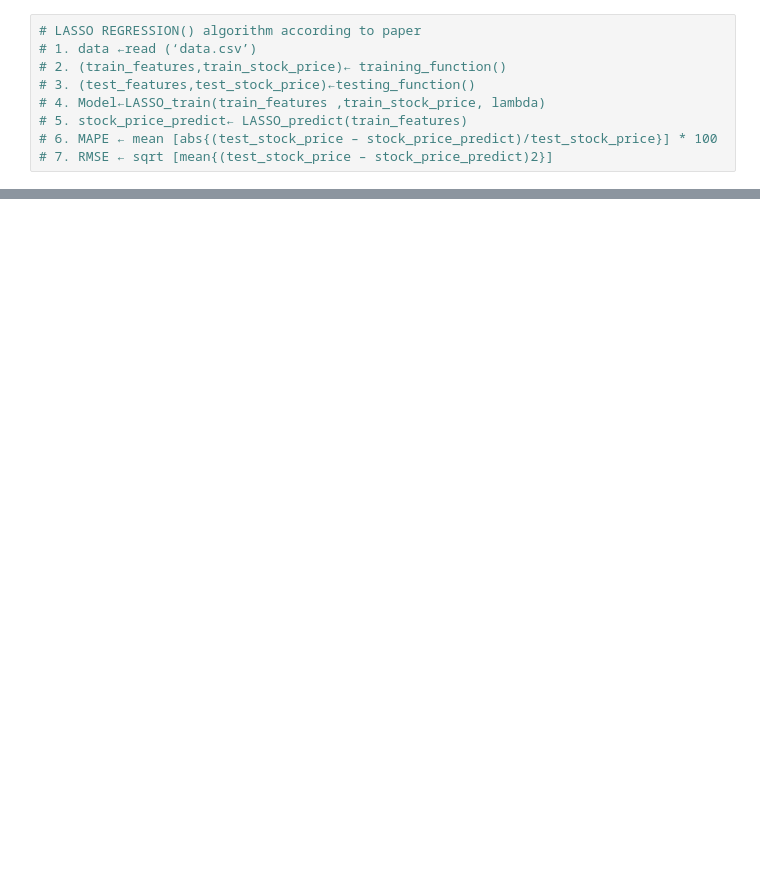
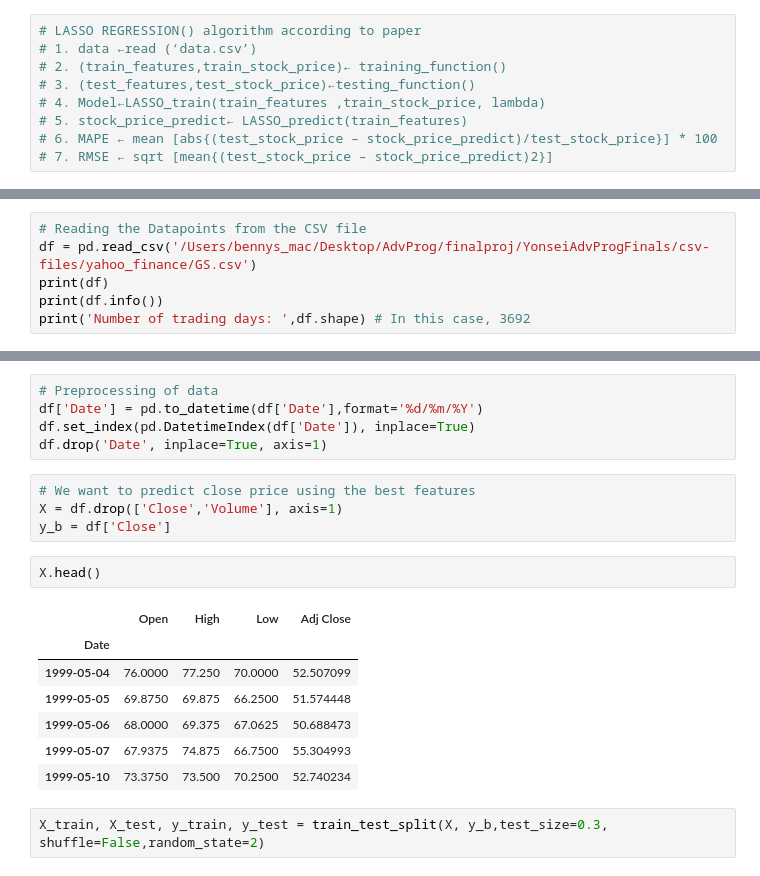
Before and after one commit to nkwleroux/YonseiAdvProgFinals, a Jupyter notebook: LassoRidge.ipynb, the cells around one changed output, grey strips where cells are left out. Cells and saved outputs as stored; diff of their text form; blank space fills up the shorter version.

```diff
--- a/LassoRidge.ipynb
+++ b/LassoRidge.ipynb
@@ -365,0 +28,6 @@ def calculate_rmse(stock_actual_price, stock_price_predict):
+# %%
+# Reading the Datapoints from the CSV file
+df = pd.read_csv('/Users/bennys_mac/Desktop/AdvProg/finalproj/YonseiAdvProgFinals/csv-files/yahoo_finance/GS.csv')
+print(df)
+print(df.info())
+print('Number of trading days: ',df.shape) # In this case, 3692
@@ -365,0 +53,21 @@ def calculate_rmse(stock_actual_price, stock_price_predict):
+# %%
+# Preprocessing of data
+df['Date'] = pd.to_datetime(df['Date'],format='%d/%m/%Y')
+df.set_index(pd.DatetimeIndex(df['Date']), inplace=True)
+df.drop('Date', inplace=True, axis=1)
+# %%
+# We want to predict close price using the best features
+X = df.drop(['Close','Volume'], axis=1)
+y_b = df['Close']
+# %%
+X.head()
+# %% [output]
+|  | Open | High | Low | Adj Close |
+| Date |  |  |  |  |
+| 1999-05-04 | 76.0000 | 77.250 | 70.0000 | 52.507099 |
+| 1999-05-05 | 69.8750 | 69.875 | 66.2500 | 51.574448 |
+| 1999-05-06 | 68.0000 | 69.375 | 67.0625 | 50.688473 |
+| 1999-05-07 | 67.9375 | 74.875 | 66.7500 | 55.304993 |
+| 1999-05-10 | 73.3750 | 73.500 | 70.2500 | 52.740234 |
+# %%
+X_train, X_test, y_train, y_test = train_test_split(X, y_b,test_size=0.3, shuffle=False,random_state=2)
```
Also changed, not shown: parts of 32 cells of this notebook.
